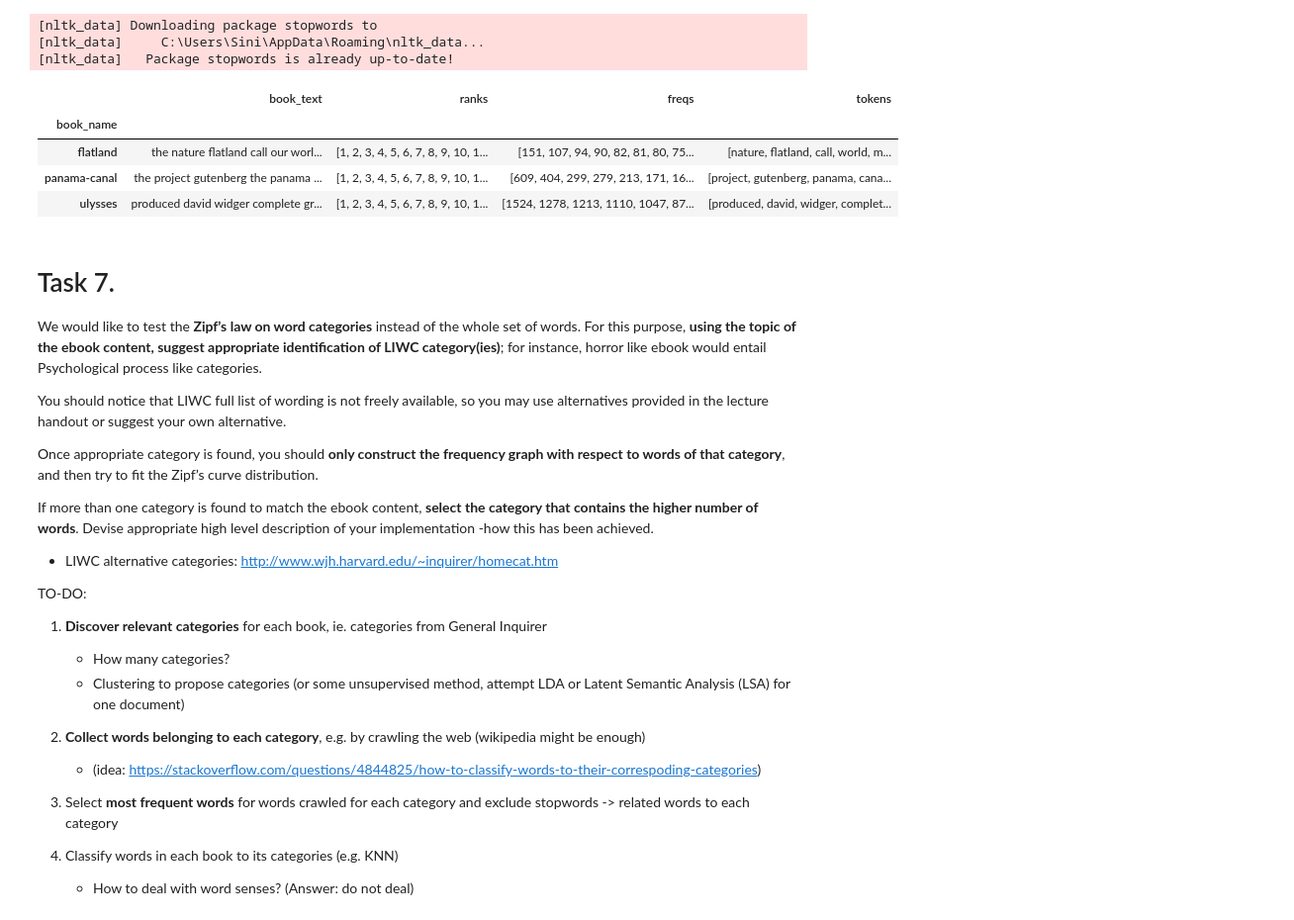
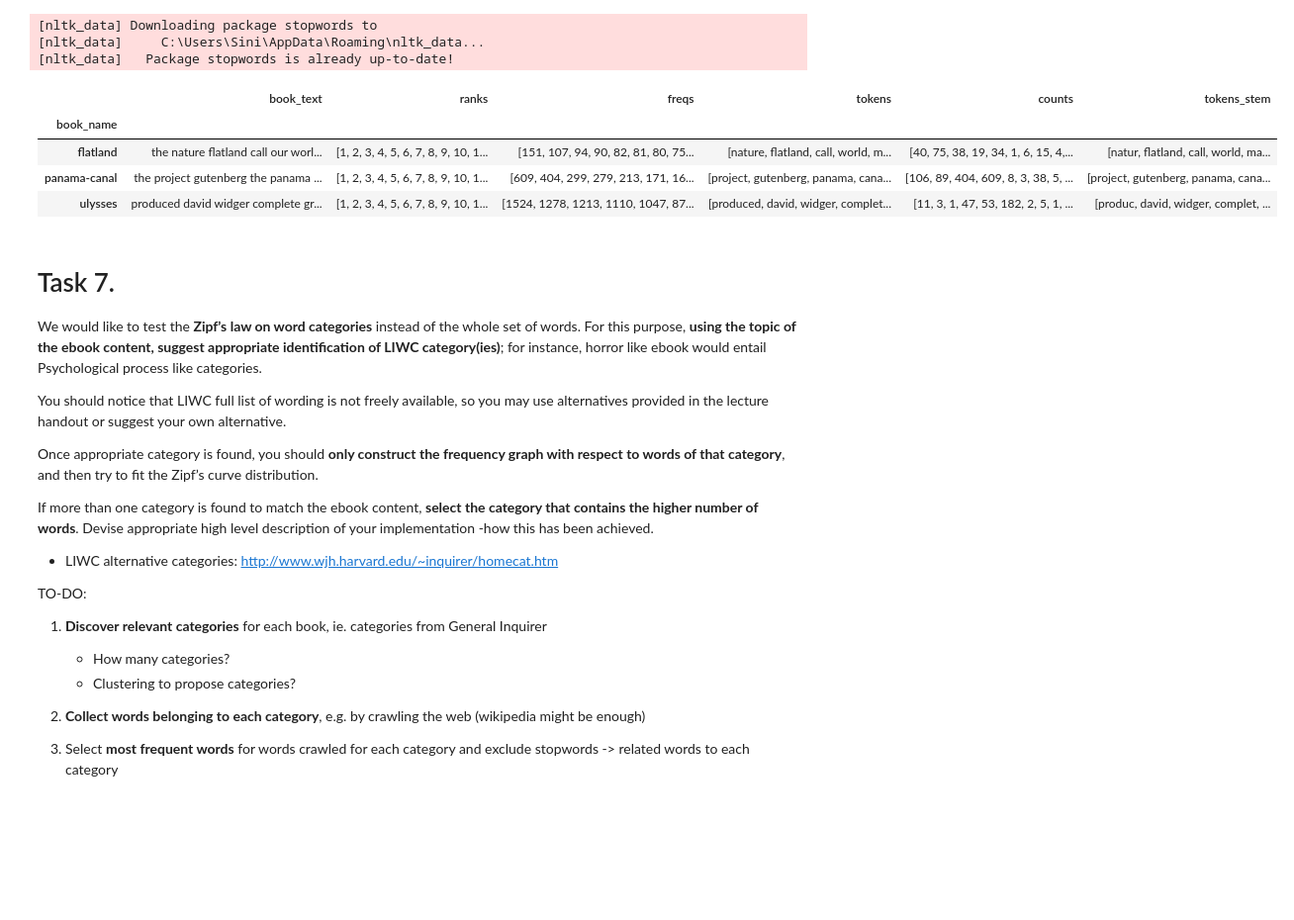
Before and after one commit to simppasofia/nlpproject, a Jupyter notebook: notebooks/word-categorisation.ipynb, the cells around one changed output. Shown at 99% size. Cells and saved outputs as stored; diff of their text form; code cells hidden in the pictures; blank space fills up the shorter version.

```diff
--- a/notebooks/word-categorisation.ipynb
+++ b/notebooks/word-categorisation.ipynb
@@ -5,6 +5,7 @@ import re
 import nltk
 from collections import Counter
 from sklearn.feature_extraction.text import CountVectorizer
+from scipy import stats as sts
 
 from sklearn.datasets import load_files
 
@@ -15,6 +16,10 @@ from nltk.stem import WordNetLemmatizer
 stemmer = WordNetLemmatizer()
 
 from pylab import *
+
+from nltk.stem import PorterStemmer
+
+ps = PorterStemmer()
 # %% [output]
 [nltk_data] Downloading package stopwords to
 [nltk_data]     C:\Users\Sini\AppData\Roaming\nltk_data...
@@ -55,32 +60,49 @@ for f in files:
 
 tcounts = [] # bag of words
 tokens = []
+counts = []
 for b in books:
     words, tcs, _, _ = sw_filter(b)
     tokens.append(list(tcs.keys()))
+    counts.append(list(tcs.values()))
     tcounts.append(tcs)
 
 ranks = []
 freqs = []
+indices = []
 for tc in tcounts:
-    r, _, f = token_counter(tc)
+    r, i, f = token_counter(tc)
     ranks.append(r)
     freqs.append(f)
+    indices.append(i)
 
 for i in range(len(books)):
     books[i] = " ".join(books[i]).lower()
 # %%
 books = pd.DataFrame({'book_name': ["flatland", "panama-canal", "ulysses"],
                       'book_text': books, 'ranks': ranks, 'freqs': freqs,
-                      'tokens': tokens})
+                      'tokens': tokens, 'counts': counts})
 books = books.set_index("book_name")
-books.head()
-# %% [output]
-|  | book_text | ranks | freqs | tokens |
-| book_name |  |  |  |  |
-| flatland | the nature flatland call our worl... | [1, 2, 3, 4, 5, 6, 7, 8, 9, 10, 1... | [151, 107, 94, 90, 82, 81, 80, 75... | [nature, flatland, call, world, m... |
-| panama-canal | the project gutenberg the panama ... | [1, 2, 3, 4, 5, 6, 7, 8, 9, 10, 1... | [609, 404, 299, 279, 213, 171, 16... | [project, gutenberg, panama, cana... |
-| ulysses | produced david widger complete gr... | [1, 2, 3, 4, 5, 6, 7, 8, 9, 10, 1... | [1524, 1278, 1213, 1110, 1047, 87... | [produced, david, widger, complet... |
+# %%
+# Book token stemming
+
+tokens_stem = []
+for b in books.index:
+    t_stem = []
+    for w in books.loc[b, "tokens"]:
+        t_stem.append(ps.stem(w))
+
+    tokens_stem.append(t_stem)
+
+books["tokens_stem"] = tokens_stem
+
+books.head()
+# %% [output]
+|  | book_text | ranks | freqs | tokens | counts | tokens_stem |
+| book_name |  |  |  |  |  |  |
+| flatland | the nature flatland call our worl... | [1, 2, 3, 4, 5, 6, 7, 8, 9, 10, 1... | [151, 107, 94, 90, 82, 81, 80, 75... | [nature, flatland, call, world, m... | [40, 75, 38, 19, 34, 1, 6, 15, 4,... | [natur, flatland, call, world, ma... |
+| panama-canal | the project gutenberg the panama ... | [1, 2, 3, 4, 5, 6, 7, 8, 9, 10, 1... | [609, 404, 299, 279, 213, 171, 16... | [project, gutenberg, panama, cana... | [106, 89, 404, 609, 8, 3, 38, 5, ... | [project, gutenberg, panama, cana... |
+| ulysses | produced david widger complete gr... | [1, 2, 3, 4, 5, 6, 7, 8, 9, 10, 1... | [1524, 1278, 1213, 1110, 1047, 87... | [produced, david, widger, complet... | [11, 3, 1, 47, 53, 182, 2, 5, 1, ... | [produc, david, widger, complet, ... |
 # %% [markdown]
 # Task 7.
 
@@ -95,16 +117,12 @@ If more than one category is found to match the ebook content, **select the cate
 
 - LIWC alternative categories: http://www.wjh.harvard.edu/~inquirer/homecat.htm
 
+
 TO-DO:
 1. **Discover relevant categories** for each book, ie. categories from General Inquirer
     - How many categories?
-    - Clustering to propose categories (or some unsupervised method, attempt LDA or Latent Semantic Analysis (LSA) for one document)
+    - Clustering to propose categories?
 
 2. **Collect words belonging to each category**, e.g. by crawling the web (wikipedia might be enough)
-    - (idea: https://stackoverflow.com/questions/4844825/how-to-classify-words-to-their-correspoding-categories)
 
 3. Select **most frequent words** for words crawled for each category and exclude stopwords -> related words to each category
-
-
-4. Classify words in each book to its categories (e.g. KNN)
-    - How to deal with word senses? (Answer: do not deal)
```
Also changed, not shown: parts of 14 cells of this notebook.
